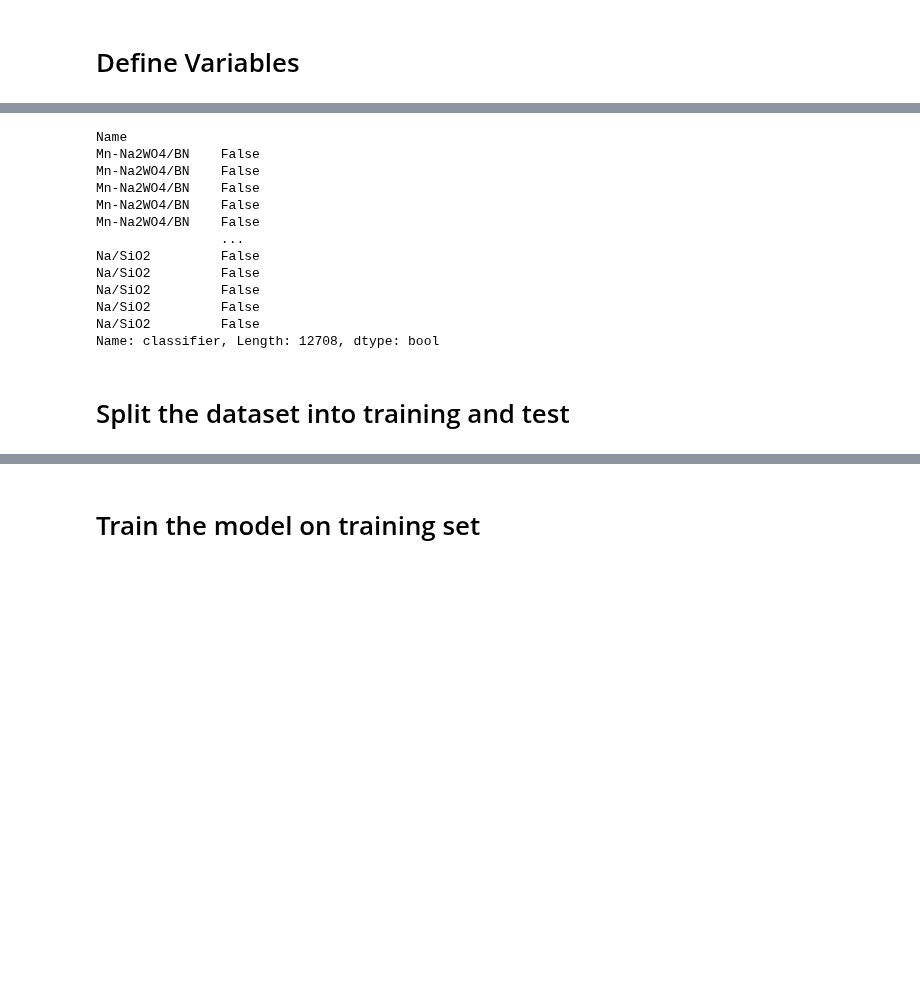
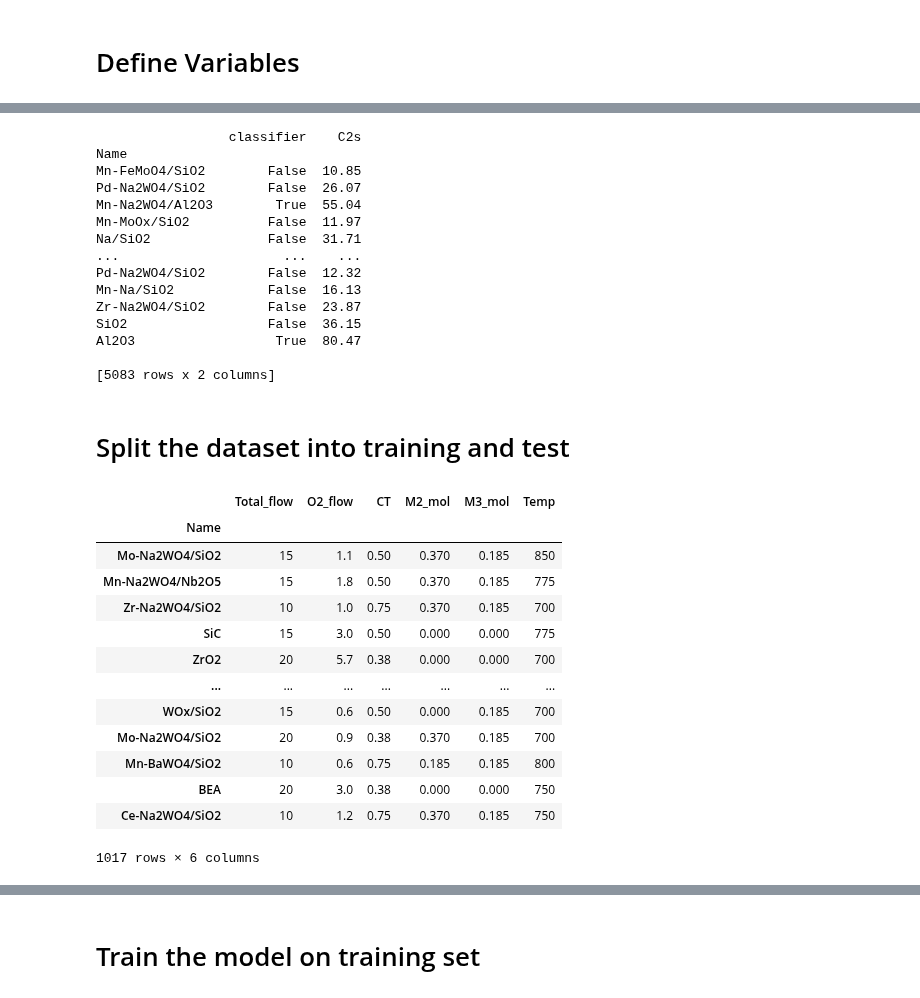
Before and after one commit to swamilikes2code/Python_based_Interactive_Scientific_Visualization, a Jupyter notebook: catalysis_visualization/notebook/classification.ipynb, the cells around one changed output, grey strips where cells are left out. Drawn from its saved outputs; the diff is of its cells as text; code cells hidden in the pictures; blank space fills up the shorter version.

```diff
--- a/catalysis_visualization/notebook/classification.ipynb
+++ b/catalysis_visualization/notebook/classification.ipynb
@@ -56,26 +55,44 @@ Na/SiO2          14.0       5.1      0.9  0.38    0.37   0.000
 # %%
 # CH4_conv, C2y, COy
-df_catalysis_dataset['classifier'] = np.where(df_catalysis_dataset['C2s']>=50.0, True, False)
-y = df_catalysis_dataset["classifier"]
-print(y)
+class_sample_data['classifier'] = np.where(class_sample_data['C2s']>=50, True, False)
+y = class_sample_data["classifier"]
+print(class_sample_data[["classifier","C2s"]])
 # %% [output]
+                 classifier    C2s
 Name
-Mn-Na2WO4/BN    False
-Mn-Na2WO4/BN    False
-Mn-Na2WO4/BN    False
-Mn-Na2WO4/BN    False
-Mn-Na2WO4/BN    False
-                ...
-Na/SiO2         False
-Na/SiO2         False
-Na/SiO2         False
-Na/SiO2         False
-Na/SiO2         False
-Name: classifier, Length: 12708, dtype: bool
+Mn-FeMoO4/SiO2        False  10.85
+Pd-Na2WO4/SiO2        False  26.07
+Mn-Na2WO4/Al2O3        True  55.04
+Mn-MoOx/SiO2          False  11.97
+Na/SiO2               False  31.71
+...                     ...    ...
+Pd-Na2WO4/SiO2        False  12.32
+Mn-Na/SiO2            False  16.13
+Zr-Na2WO4/SiO2        False  23.87
+SiO2                  False  36.15
+Al2O3                  True  80.47
+
+[5083 rows x 2 columns]
 # %% [markdown]
 # Split the dataset into training and test
 # %%
 X_train, X_test, y_train, y_test = train_test_split(x, y, test_size=0.2, random_state=0)
+X_test
+# %% [output]
+|  | Total_flow | O2_flow | CT | M2_mol | M3_mol | Temp |
+| Name |  |  |  |  |  |  |
+| Mo-Na2WO4/SiO2 | 15 | 1.1 | 0.50 | 0.370 | 0.185 | 850 |
+| Mn-Na2WO4/Nb2O5 | 15 | 1.8 | 0.50 | 0.370 | 0.185 | 775 |
+| Zr-Na2WO4/SiO2 | 10 | 1.0 | 0.75 | 0.370 | 0.185 | 700 |
+| SiC | 15 | 3.0 | 0.50 | 0.000 | 0.000 | 775 |
+| ZrO2 | 20 | 5.7 | 0.38 | 0.000 | 0.000 | 700 |
+| ... | ... | ... | ... | ... | ... | ... |
+| WOx/SiO2 | 15 | 0.6 | 0.50 | 0.000 | 0.185 | 700 |
+| Mo-Na2WO4/SiO2 | 20 | 0.9 | 0.38 | 0.370 | 0.185 | 700 |
+| Mn-BaWO4/SiO2 | 10 | 0.6 | 0.75 | 0.185 | 0.185 | 800 |
+| BEA | 20 | 3.0 | 0.38 | 0.000 | 0.000 | 750 |
+| Ce-Na2WO4/SiO2 | 10 | 1.2 | 0.75 | 0.370 | 0.185 | 750 |
+1017 rows × 6 columns
 # %%
 y_test.value_counts()
 # %% [output]
```
Also changed, not shown: parts of 7 cells of this notebook.
